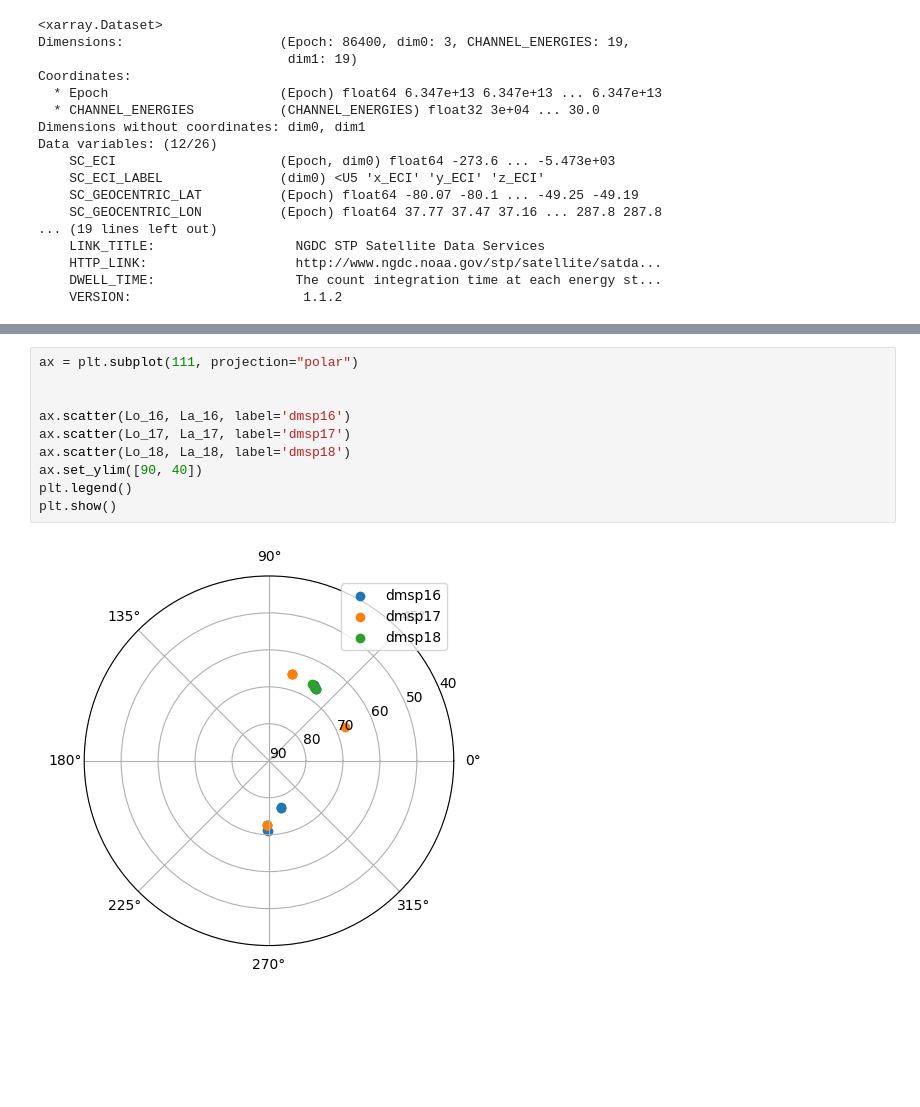
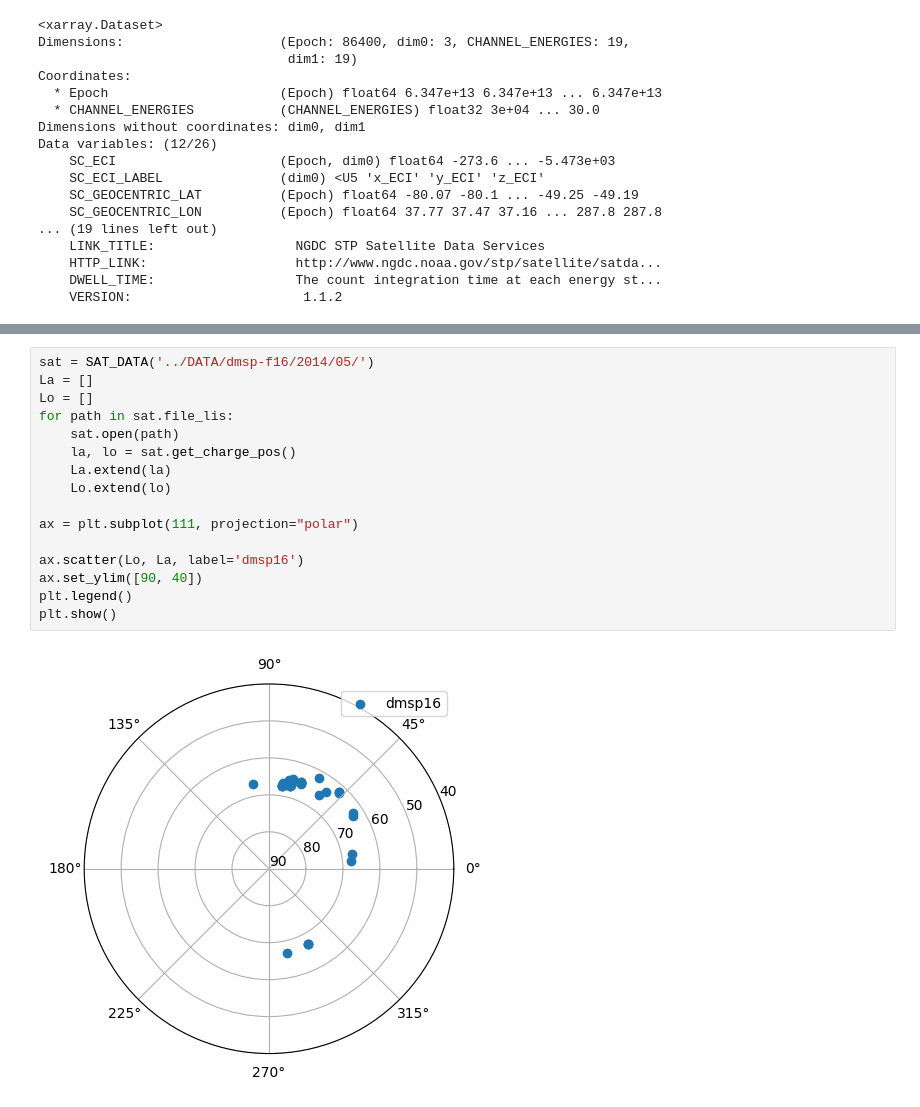
Before and after one commit to umeyuu/Prediction-of-Satellite-Potential-Using-Solar-Wind-Data, a Jupyter notebook: satelite_data.ipynb, the cells around one changed output, grey strips where cells are left out. Cells and saved outputs as stored; diff of their text form; blank space fills up the shorter version.

```diff
--- a/satelite_data.ipynb
+++ b/satelite_data.ipynb
@@ -242,12 +176,18 @@ La_18, Lo_18 = plot_charge_pos('../DATA/dmsp-f18/2011/05/dmsp-f18_20110502.cdf')
-# %%
-ax = plt.subplot(111, projection="polar")
-
-
-ax.scatter(Lo_16, La_16, label='dmsp16')
-ax.scatter(Lo_17, La_17, label='dmsp17')
-ax.scatter(Lo_18, La_18, label='dmsp18')
-ax.set_ylim([90, 40])
-plt.legend()
-plt.show()
-# %% [output]
-[figure, removed]
+# %%
+sat = SAT_DATA('../DATA/dmsp-f16/2014/05/')
+La = []
+Lo = []
+for path in sat.file_lis:
+    sat.open(path)
+    la, lo = sat.get_charge_pos()
+    La.extend(la)
+    Lo.extend(lo)
+
+ax = plt.subplot(111, projection="polar")
+
+ax.scatter(Lo, La, label='dmsp16')
+ax.set_ylim([90, 40])
+plt.legend()
+plt.show()
+# %% [output]
+[figure, added]
```
Also changed, not shown: parts of 25 cells of this notebook.
